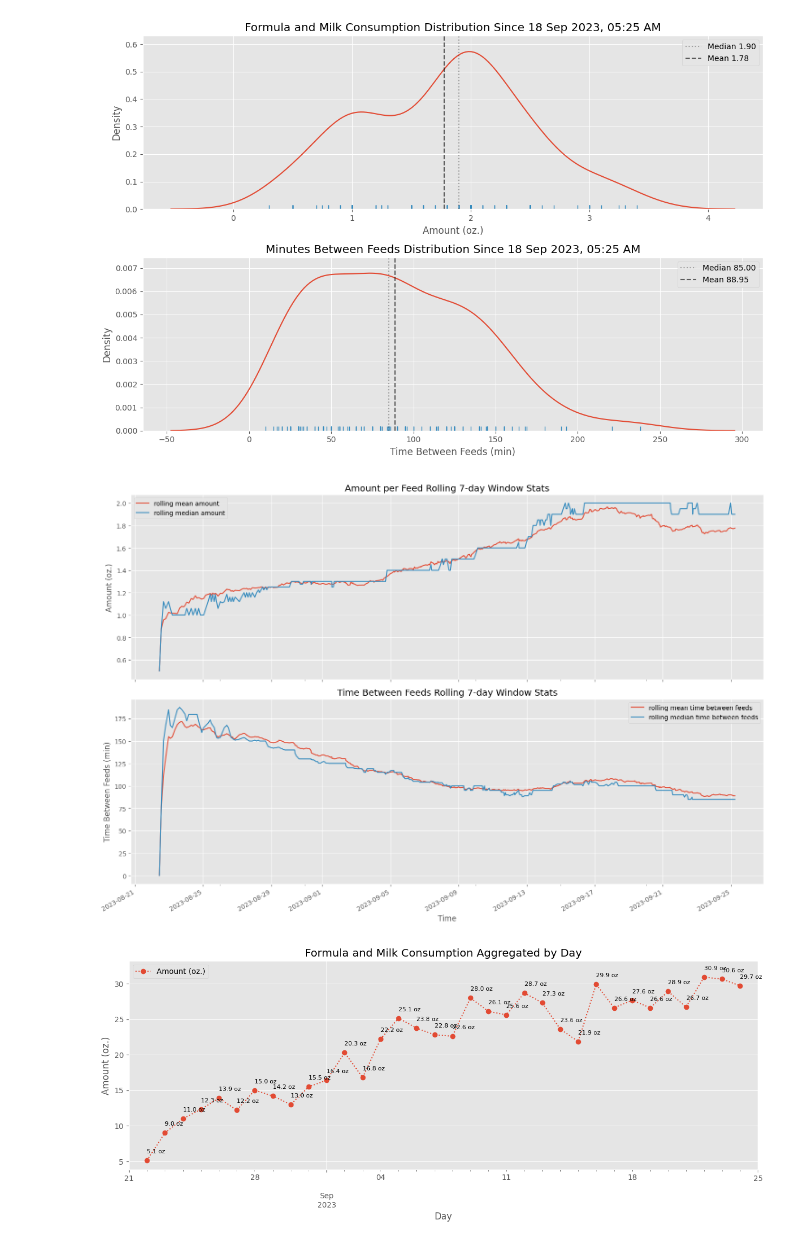
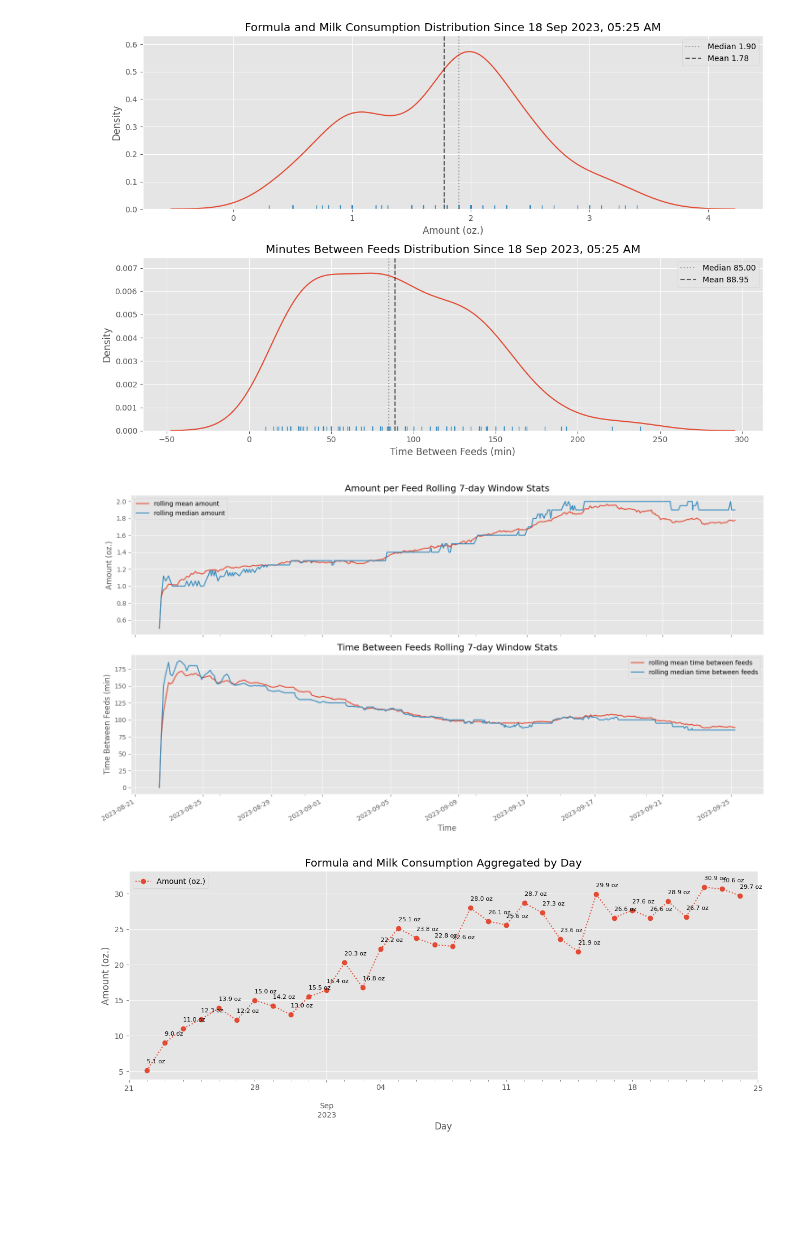
Before and after one commit to jgalloway42/andrews_baby_tracker, a Jupyter notebook: notebooks/andrews_data.ipynb, the cells around one changed output. Drawn from its saved outputs; the diff is of its cells as text; code cells hidden in the pictures; blank space fills up the shorter version.

```diff
--- a/notebooks/andrews_data.ipynb
+++ b/notebooks/andrews_data.ipynb
@@ -176,20 +176,20 @@ _=plt.savefig(os.path.join(figure_path,'feeding_distribution.png'))
 | max | 3.400000 | 2.100000 | 3.400000 | 238.000000 |
 [figure]
 # %%
-f,axes = plt.subplots(ncols=1,nrows=2,figsize=(15,10),sharex=True)
+f,axes = plt.subplots(ncols=1,nrows=2,figsize=(15,8),sharex=True)
 ax1,ax2 = axes.ravel()
 ax = feeding_df[['rolling mean amount','rolling median amount']].dropna().plot(ax=ax1)
 ax.set_ylabel('Amount (oz.)')
 ax.set_title(f'Amount per Feed Rolling {to_analyze.days}-day Window Stats')
 
 ax = feeding_df[['rolling mean time between feeds','rolling median time between feeds']].dropna().plot(ax=ax2)
 ax.set_ylabel('Time Between Feeds (min)')
 ax.set_title(f'Time Between Feeds Rolling {to_analyze.days}-day Window Stats')
 
 plt.tight_layout()
 _=plt.savefig(os.path.join(figure_path,'feeding_rolling.png'))
 # %% [output]
-[figure, old version]
+[figure, new version]
 # %%
 today = datetime.combine(datetime.now().date(), datetime.min.time())
 tdf = feeding_df.resample('D').sum()['Amount (oz.)']
```
Also changed, not shown: 1 other file.
